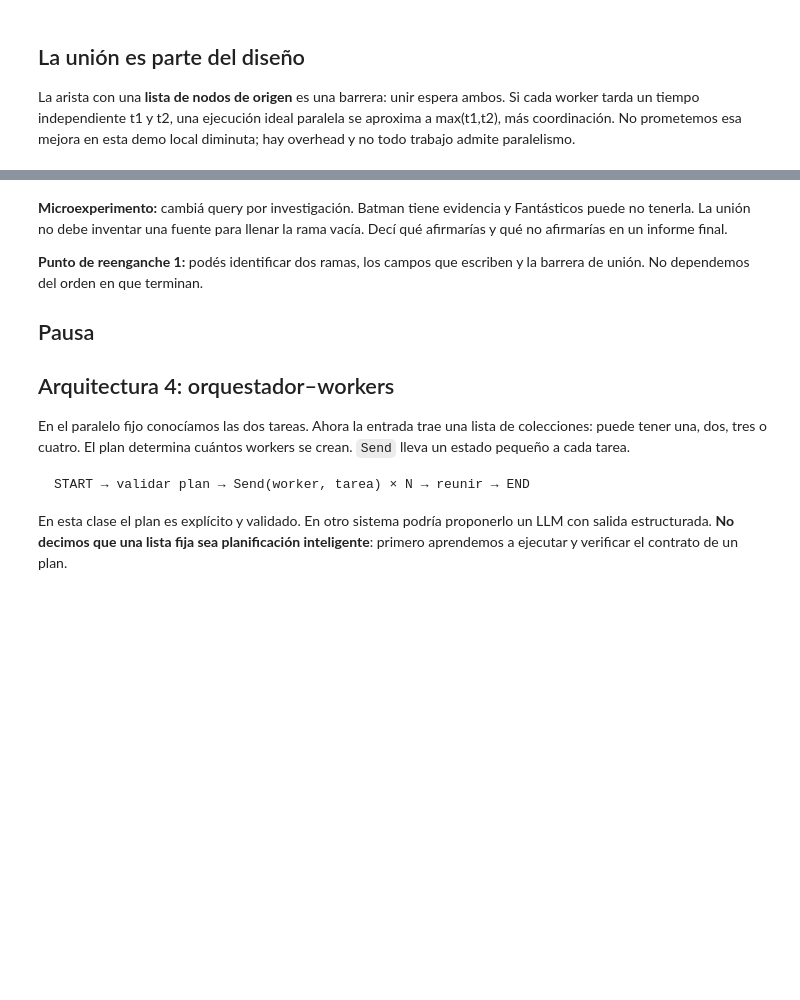
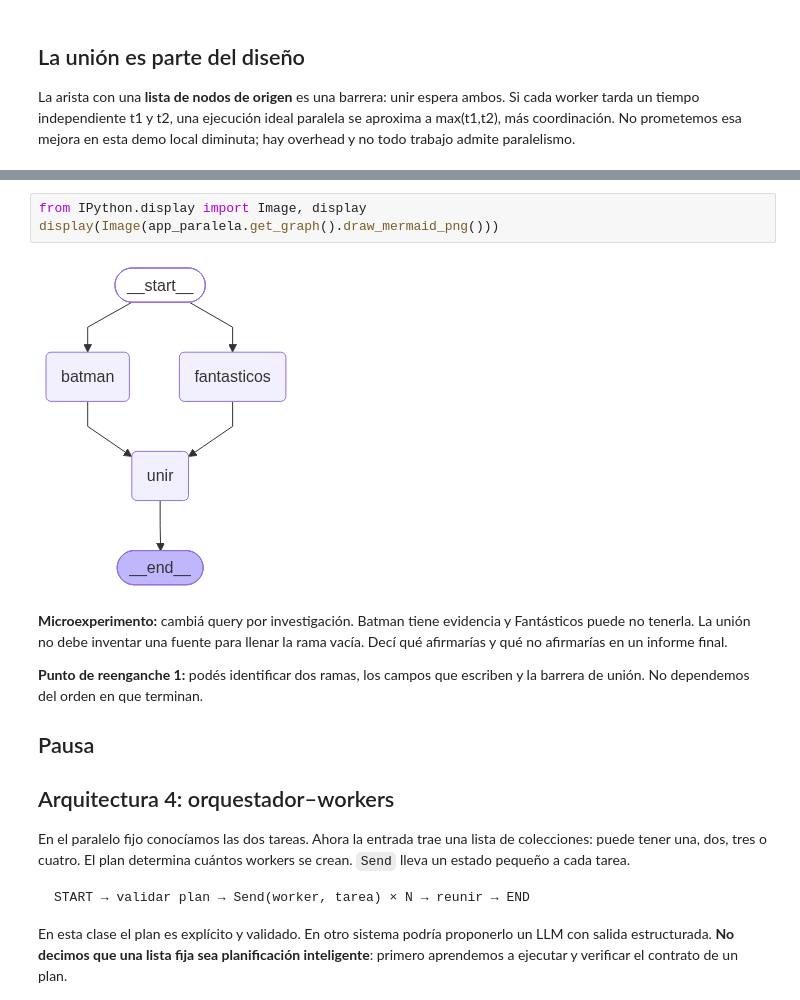
Before and after one commit to carlosjimenez88M/henry-ai-engineering, a Jupyter notebook: clases/03_multiagente_langgraph.ipynb, the cells around one changed output, grey strips where cells are left out. Cells and saved outputs as stored; diff of their text form; blank space fills up the shorter version.

```diff
--- a/clases/03_multiagente_langgraph.ipynb
+++ b/clases/03_multiagente_langgraph.ipynb
@@ -141,3 +148,8 @@ print("Informe conjunto:", informe["sources"])
+# %%
+from IPython.display import Image, display
+display(Image(app_paralela.get_graph().draw_mermaid_png()))
+# %% [output]
+[figure, added]
 # %% [markdown]
 **Microexperimento:** cambiá query por investigación. Batman tiene evidencia y
 Fantásticos puede no tenerla. La unión no debe inventar una fuente para llenar la
```
Also changed, not shown: parts of 8 cells of this notebook, 6 other files.
